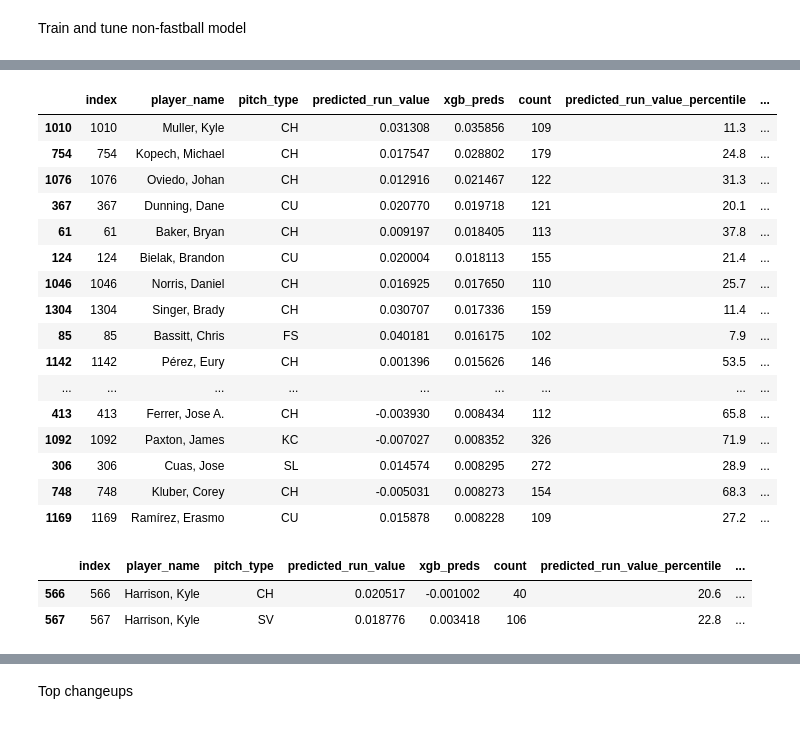
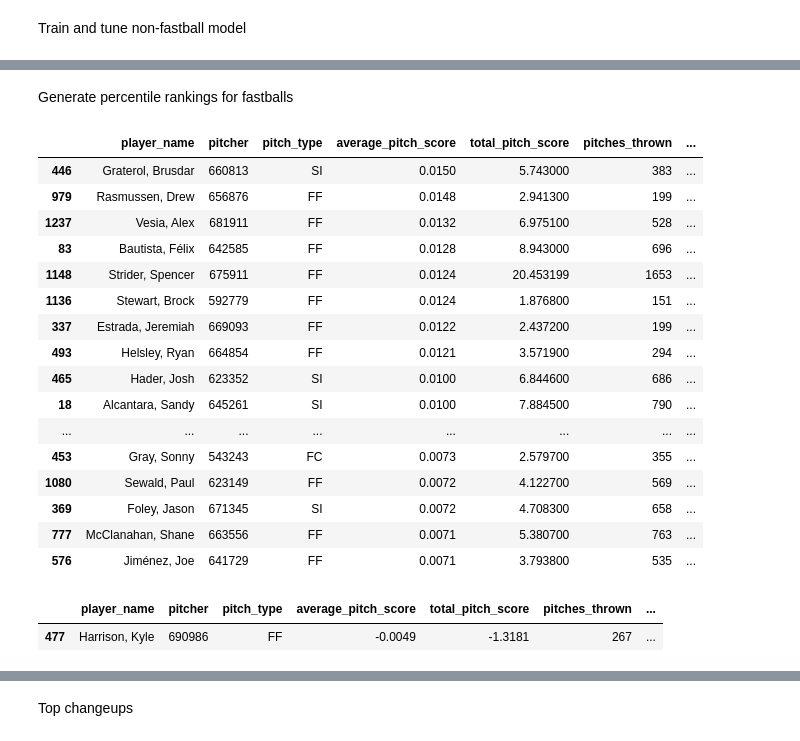
Before and after one commit to sam-walsh/pitching_model, a Jupyter notebook: stuff.ipynb, the cells around one changed output, grey strips where cells are left out. Drawn from its saved outputs; the diff is of its cells as text; code cells hidden in the pictures.

Commit message:
full pitch scores

```diff
--- a/stuff.ipynb
+++ b/stuff.ipynb
@@ -339,8 +184,7 @@ df = compute_fastball_relative_features(df)
 non_fastball_features = [
     'release_speed', 'release_spin_rate', 'az', 'ax', 'plate_x', 'plate_z',
     'axis_deviation_adj', 'velo_delta', 'spin_axis_delta',
-    'vert_delta', 'horz_delta', 'release_pos_x', 'release_pos_y',
-    'release_pos_z'
+    'vert_delta', 'horz_delta', 'vaa', 'haa'
 ]
 target = 'predicted_run_value'
 # %%
@@ -453,4 +266,4 @@ xgb_non_fastball.save_model('models/xgb_non_fastball.json')
 xgb_non_fastball = xgb.XGBRegressor()
 xgb_non_fastball.load_model('models/xgb_non_fastball.json')
 # %%
-df_non_fastballs_holdout['xgb_preds'] = xgb_non_fastball.predict(df_non_fastballs_holdout[non_fastball_features])
+df_non_fastballs_holdout.loc[:, 'xgb_preds'] = xgb_non_fastball.predict(df_non_fastballs_holdout.loc[:, non_fastball_features])
@@ -462,28 +270,51 @@ test_preds_non_fb = df_non_fastballs_holdout.groupby(['player_name', 'pitch_type
+# %% [markdown]
+Generate percentile rankings for fastballs
+# %%
+df_holdout = pd.concat([df_fastballs_holdout, df_non_fastballs_holdout])
+# %%
+df2 = df_holdout.groupby(['player_name', 'pitcher', 'pitch_type'], as_index=False)[['predicted_run_value', 'xgb_preds', 'release_speed']] \
+    .agg({'xgb_preds':['mean', 'sum'], 'release_speed':'count', 'predicted_run_value':'sum'}) \
+    .reset_index(drop=True) \
+    .rename(columns={'release_speed':'pitches_thrown', 'predicted_run_value': 'expected_runs_saved'})
+
+# Flatten the multi-index in columns
+df2.columns = ['_'.join(col).rstrip('_') if isinstance(col, tuple) else col for col in df2.columns.values]
+
+# Rename the columns
+df2 = df2.rename(columns={
+    'xgb_preds_mean': 'average_pitch_score',
+    'xgb_preds_sum': 'total_pitch_score',
+    'pitches_thrown_count': 'pitches_thrown',
+    'expected_runs_saved_sum': 'expected_runs_saved'})
+
+df2['average_pitch_score'] = df2['average_pitch_score'].mul(-1)
+df2['total_pitch_score'] = df2['total_pitch_score'].mul(-1)
+df2['expected_runs_saved'] = df2['expected_runs_saved'].mul(-1)
+df2 = df2.round(4)
 # %%
-test_preds_non_fb['predicted_run_value_percentile'] = (1 - test_preds_non_fb['predicted_run_value'].rank(pct=True).round(3)).mul(100)
-test_preds_non_fb['stuff_percentile'] = (1 - test_preds_non_fb['xgb_preds'].rank(pct=True).round(3)).mul(100)
-test_preds_non_fb.query('count > 100').sort_values('xgb_preds', ascending=False).head(50)
+df2['expected_runs_percentile'] = df2['expected_runs_saved'].rank(pct=True).round(2).mul(100)
+df2['pitch_score_percentile'] = df2['average_pitch_score'].rank(pct=True).round(2).mul(100)
+df2.query('pitches_thrown > 100').sort_values('average_pitch_score', ascending=False).head(50)
 # %% [output]
-|  | index | player_name | pitch_type | predicted_run_value | xgb_preds | count | predicted_run_value_percentile | ... |
-| 1010 | 1010 | Muller, Kyle | CH | 0.031308 | 0.035856 | 109 | 11.3 | ... |
-| 754 | 754 | Kopech, Michael | CH | 0.017547 | 0.028802 | 179 | 24.8 | ... |
-| 1076 | 1076 | Oviedo, Johan | CH | 0.012916 | 0.021467 | 122 | 31.3 | ... |
-| 367 | 367 | Dunning, Dane | CU | 0.020770 | 0.019718 | 121 | 20.1 | ... |
-| 61 | 61 | Baker, Bryan | CH | 0.009197 | 0.018405 | 113 | 37.8 | ... |
-| 124 | 124 | Bielak, Brandon | CU | 0.020004 | 0.018113 | 155 | 21.4 | ... |
-| 1046 | 1046 | Norris, Daniel | CH | 0.016925 | 0.017650 | 110 | 25.7 | ... |
-| 1304 | 1304 | Singer, Brady | CH | 0.030707 | 0.017336 | 159 | 11.4 | ... |
-| 85 | 85 | Bassitt, Chris | FS | 0.040181 | 0.016175 | 102 | 7.9 | ... |
-| 1142 | 1142 | Pérez, Eury | CH | 0.001396 | 0.015626 | 146 | 53.5 | ... |
-| ... | ... | ... | ... | ... | ... | ... | ... | ... |
-| 413 | 413 | Ferrer, Jose A. | CH | -0.003930 | 0.008434 | 112 | 65.8 | ... |
-| 1092 | 1092 | Paxton, James | KC | -0.007027 | 0.008352 | 326 | 71.9 | ... |
-| 306 | 306 | Cuas, Jose | SL | 0.014574 | 0.008295 | 272 | 28.9 | ... |
-| 748 | 748 | Kluber, Corey | CH | -0.005031 | 0.008273 | 154 | 68.3 | ... |
-| 1169 | 1169 | Ramírez, Erasmo | CU | 0.015878 | 0.008228 | 109 | 27.2 | ... |
+|  | player_name | pitcher | pitch_type | average_pitch_score | total_pitch_score | pitches_thrown | ... |
+| 446 | Graterol, Brusdar | 660813 | SI | 0.0150 | 5.743000 | 383 | ... |
+| 979 | Rasmussen, Drew | 656876 | FF | 0.0148 | 2.941300 | 199 | ... |
+| 1237 | Vesia, Alex | 681911 | FF | 0.0132 | 6.975100 | 528 | ... |
+| 83 | Bautista, Félix | 642585 | FF | 0.0128 | 8.943000 | 696 | ... |
+| 1148 | Strider, Spencer | 675911 | FF | 0.0124 | 20.453199 | 1653 | ... |
+| 1136 | Stewart, Brock | 592779 | FF | 0.0124 | 1.876800 | 151 | ... |
+| 337 | Estrada, Jeremiah | 669093 | FF | 0.0122 | 2.437200 | 199 | ... |
+| 493 | Helsley, Ryan | 664854 | FF | 0.0121 | 3.571900 | 294 | ... |
+| 465 | Hader, Josh | 623352 | SI | 0.0100 | 6.844600 | 686 | ... |
+| 18 | Alcantara, Sandy | 645261 | SI | 0.0100 | 7.884500 | 790 | ... |
+| ... | ... | ... | ... | ... | ... | ... | ... |
+| 453 | Gray, Sonny | 543243 | FC | 0.0073 | 2.579700 | 355 | ... |
+| 1080 | Sewald, Paul | 623149 | FF | 0.0072 | 4.122700 | 569 | ... |
+| 369 | Foley, Jason | 671345 | SI | 0.0072 | 4.708300 | 658 | ... |
+| 777 | McClanahan, Shane | 663556 | FF | 0.0071 | 5.380700 | 763 | ... |
+| 576 | Jiménez, Joe | 641729 | FF | 0.0071 | 3.793800 | 535 | ... |
 # %%
-test_preds_non_fb.loc[test_preds_non_fb['player_name']=='Harrison, Kyle']
+df2.loc[df2['player_name']=='Harrison, Kyle']
 # %% [output]
-|  | index | player_name | pitch_type | predicted_run_value | xgb_preds | count | predicted_run_value_percentile | ... |
-| 566 | 566 | Harrison, Kyle | CH | 0.020517 | -0.001002 | 40 | 20.6 | ... |
-| 567 | 567 | Harrison, Kyle | SV | 0.018776 | 0.003418 | 106 | 22.8 | ... |
+|  | player_name | pitcher | pitch_type | average_pitch_score | total_pitch_score | pitches_thrown | ... |
+| 477 | Harrison, Kyle | 690986 | FF | -0.0049 | -1.3181 | 267 | ... |
```
Also changed, not shown: parts of 40 cells of this notebook, 2 other files.
